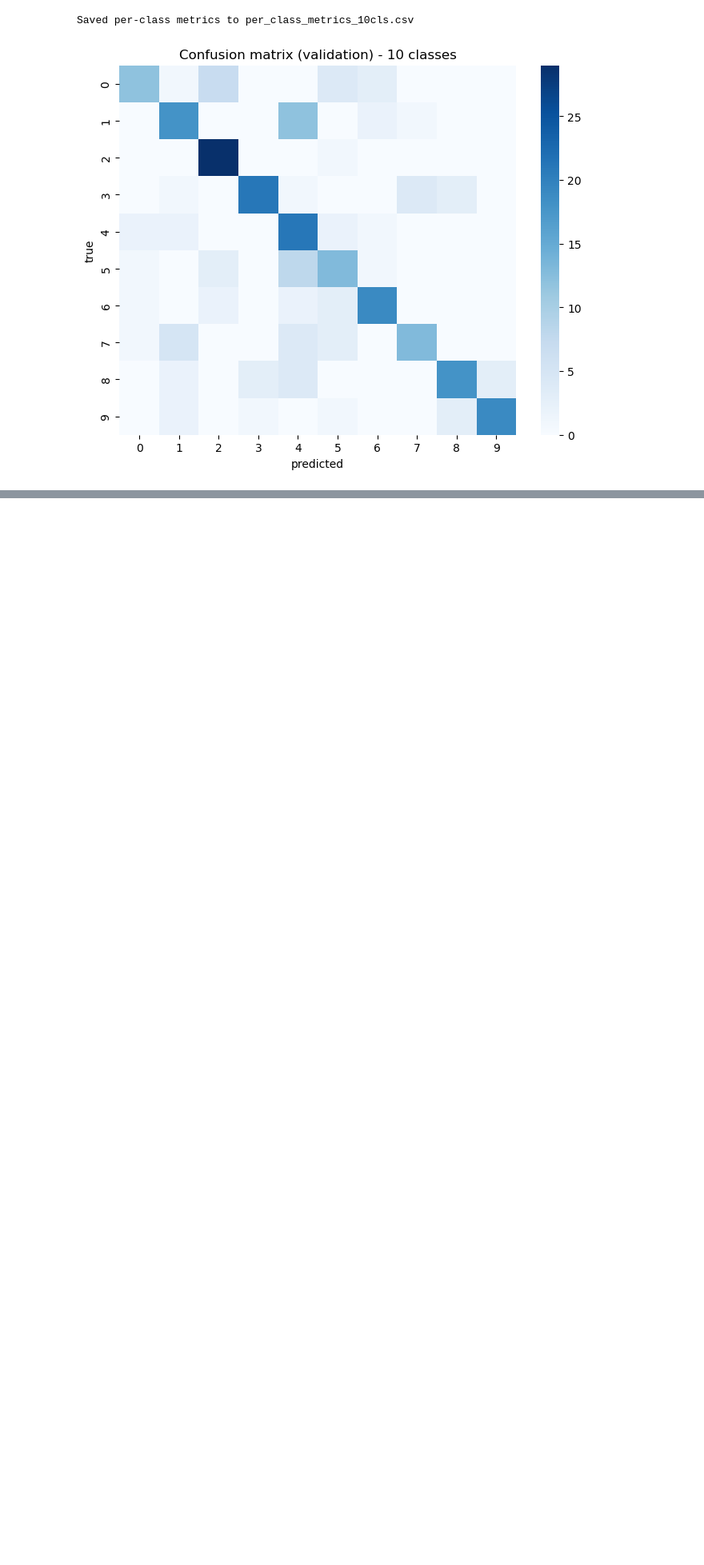
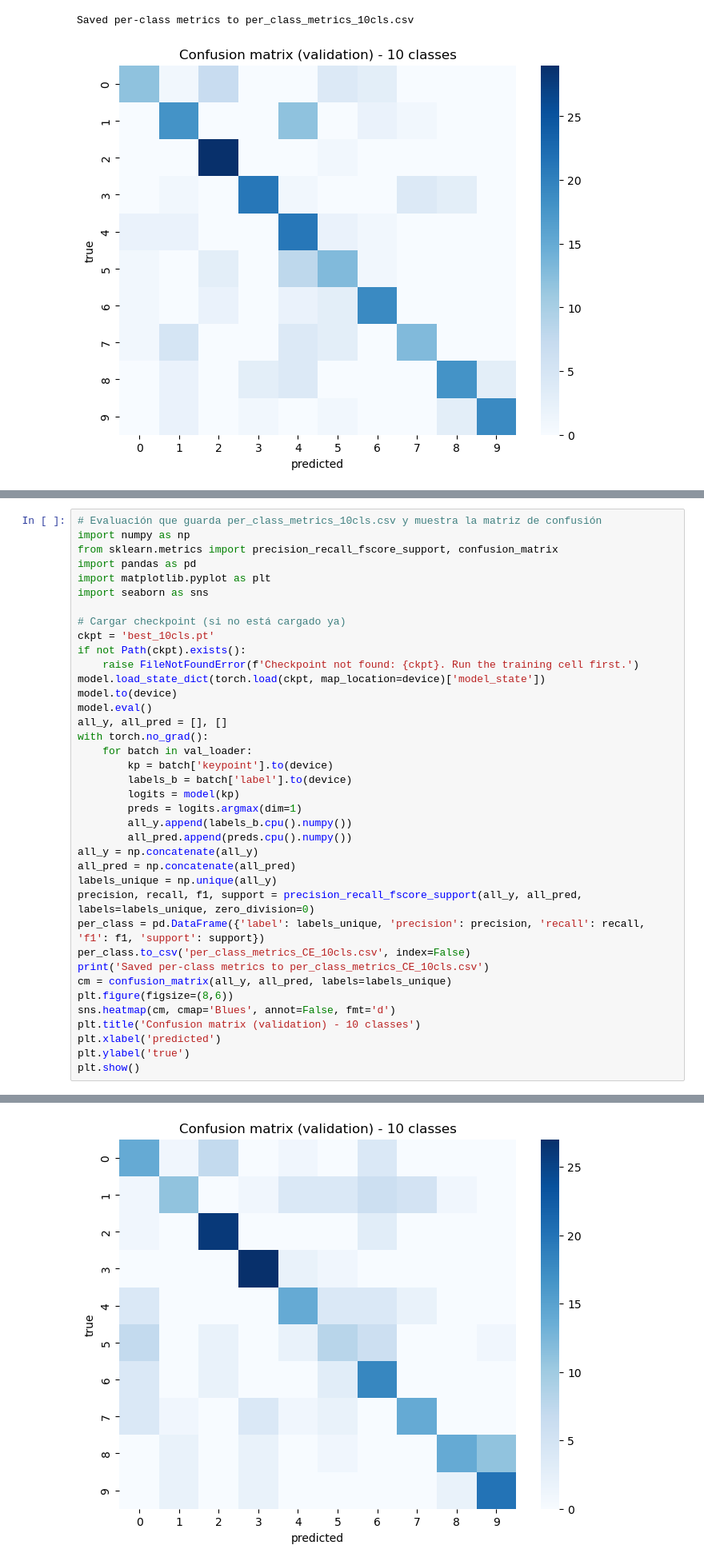
Before and after one commit to EdwinIniguez/Human-Activity-Recognition_UCF101, a Jupyter notebook: dataExperiments_10cls.ipynb, the cells around one changed output, grey strips where cells are left out. Shown: that part at 80% size. Drawn from its saved outputs; the diff is of its cells as text; blank space fills up the shorter version.

```diff
--- a/dataExperiments_10cls.ipynb
+++ b/dataExperiments_10cls.ipynb
@@ -330,0 +558,39 @@ Saved per-class metrics to per_class_metrics_10cls.csv
+# %%
+# Evaluación que guarda per_class_metrics_10cls.csv y muestra la matriz de confusión
+import numpy as np
+from sklearn.metrics import precision_recall_fscore_support, confusion_matrix
+import pandas as pd
+import matplotlib.pyplot as plt
+import seaborn as sns
+
+# Cargar checkpoint (si no está cargado ya)
+ckpt = 'best_10cls.pt'
+if not Path(ckpt).exists():
+    raise FileNotFoundError(f'Checkpoint not found: {ckpt}. Run the training cell first.')
+model.load_state_dict(torch.load(ckpt, map_location=device)['model_state'])
+model.to(device)
+model.eval()
+all_y, all_pred = [], []
+with torch.no_grad():
+    for batch in val_loader:
+        kp = batch['keypoint'].to(device)
+        labels_b = batch['label'].to(device)
+        logits = model(kp)
+        preds = logits.argmax(dim=1)
+        all_y.append(labels_b.cpu().numpy())
+        all_pred.append(preds.cpu().numpy())
+all_y = np.concatenate(all_y)
+all_pred = np.concatenate(all_pred)
+labels_unique = np.unique(all_y)
+precision, recall, f1, support = precision_recall_fscore_support(all_y, all_pred, labels=labels_unique, zero_division=0)
+per_class = pd.DataFrame({'label': labels_unique, 'precision': precision, 'recall': recall, 'f1': f1, 'support': support})
+per_class.to_csv('per_class_metrics_CE_10cls.csv', index=False)
+print('Saved per-class metrics to per_class_metrics_CE_10cls.csv')
+cm = confusion_matrix(all_y, all_pred, labels=labels_unique)
+plt.figure(figsize=(8,6))
+sns.heatmap(cm, cmap='Blues', annot=False, fmt='d')
+plt.title('Confusion matrix (validation) - 10 classes')
+plt.xlabel('predicted')
+plt.ylabel('true')
+plt.show()
+# %% [output]
@@ -330,0 +598 @@ Saved per-class metrics to per_class_metrics_10cls.csv
+[figure, added]
```
Also changed, not shown: parts of 3 cells of this notebook, 9 other files.
